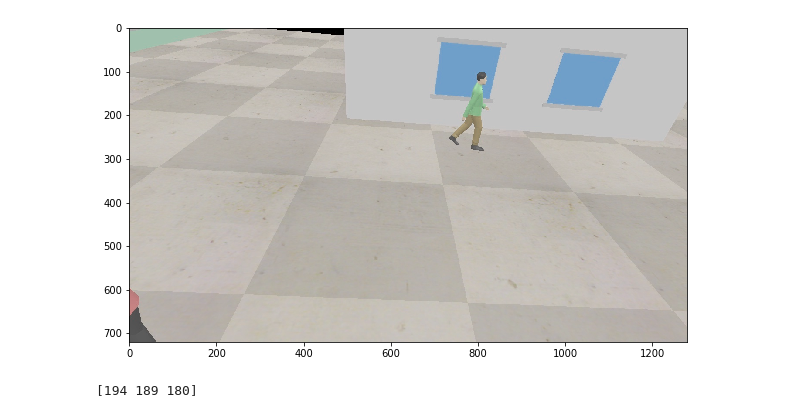
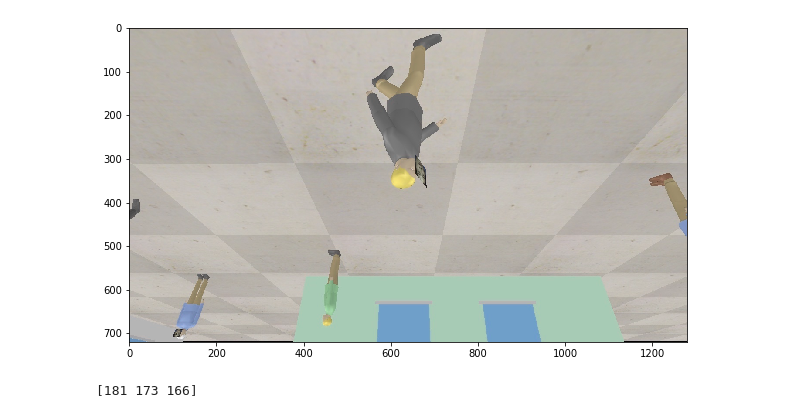
Before and after one commit to drone-mission-2019/Quadcopter-PROJ, a Jupyter notebook: visual-servo/qrcode&ET/ren.ipynb, the cells around one changed output. Cells and saved outputs as stored; diff of their text form; code cells hidden in the pictures.

```diff
--- a/visual-servo/qrcode&ET/ren.ipynb
+++ b/visual-servo/qrcode&ET/ren.ipynb
@@ -9,12 +9,12 @@ def edge_detector(img):
     lap_gray = cv2.cvtColor(lap, cv2.COLOR_RGB2GRAY)
     return lap_gray
 # %%
-img = read_image('task_3(1)/21zed1.jpg')
+img = read_image('testcase/180du.jpeg')
 show_image(img)
 print(img[50, 200])
 # %% [output]
-[figure, old version]
+[figure, new version]
-[194 189 180]
+[181 173 166]
 # %%
 print(get_people(img.copy(), 150))
 # %% [output]
```
Also changed, not shown: parts of 1 cell of this notebook, 1 other file.
